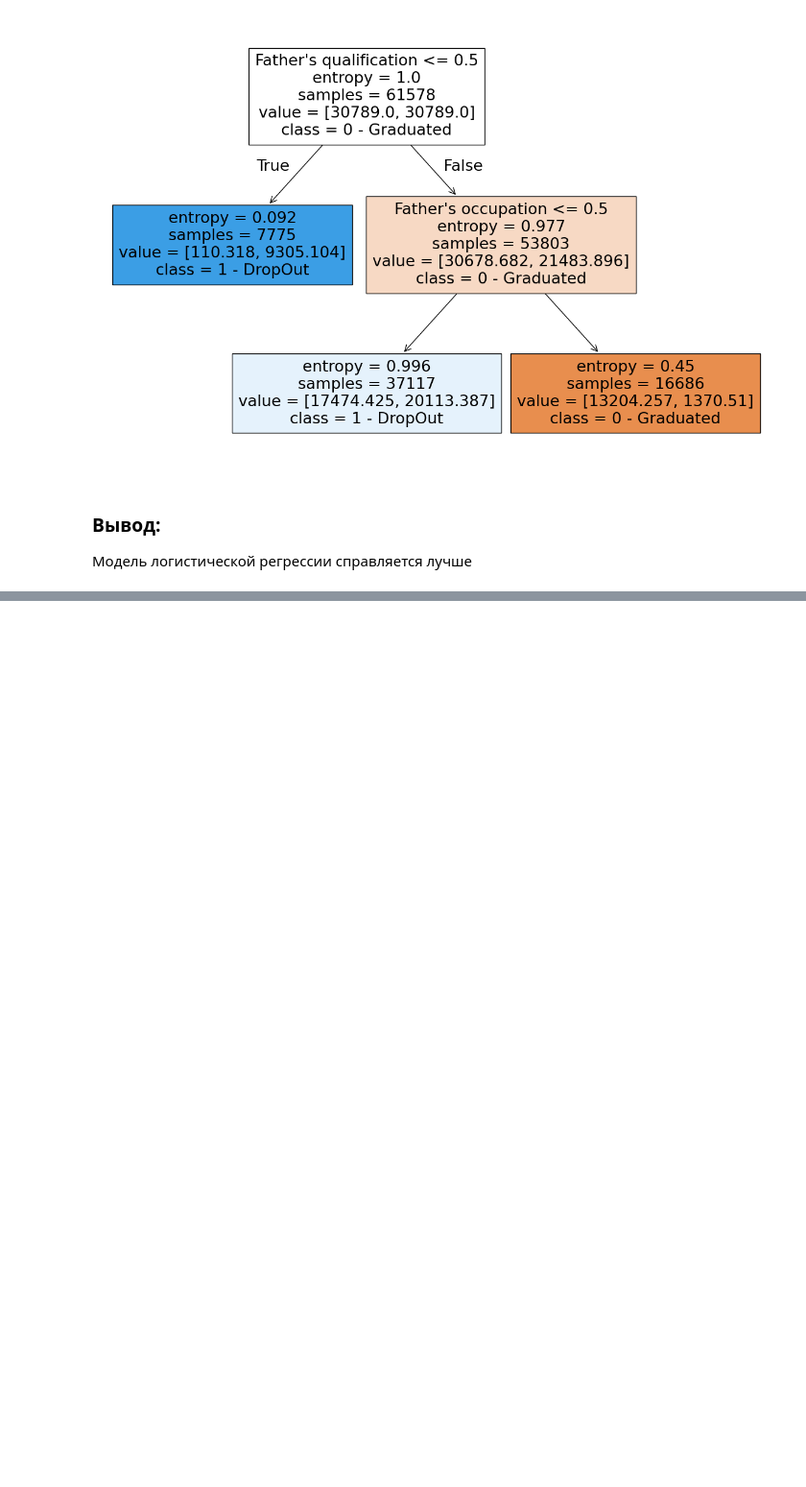
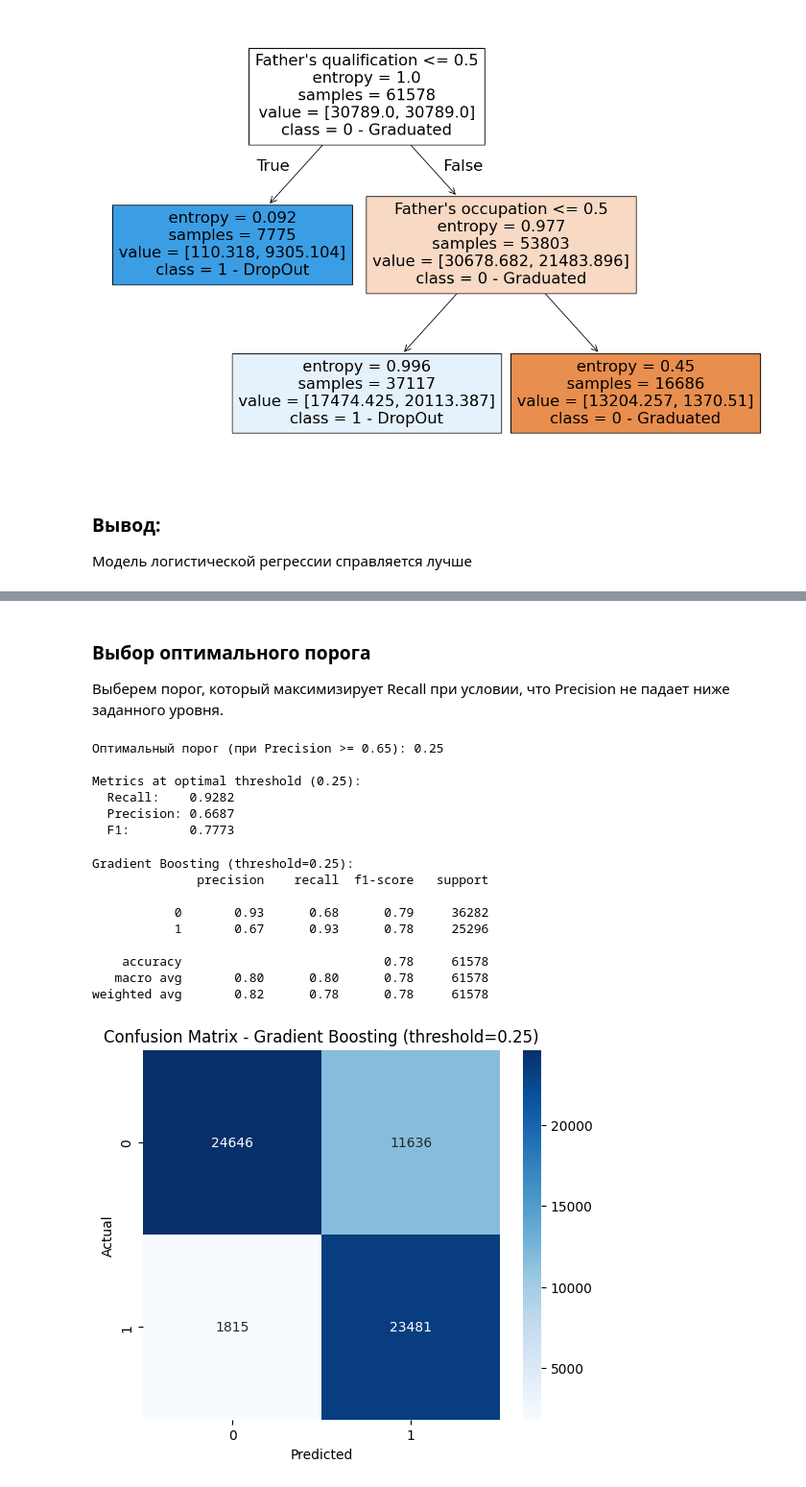
Before and after one commit to Tsur1k/ML-case4, a Jupyter notebook: notebooks/main.ipynb, the cells around one changed output, grey strips where cells are left out. Shown at 96% size. Drawn from its saved outputs; the diff is of its cells as text; code cells hidden in the pictures; blank space fills up the shorter version.

```diff
--- a/notebooks/main.ipynb
+++ b/notebooks/main.ipynb
@@ -789,0 +972,20 @@ plt.show()
+# %%
+boosting_pipeline.fit(X, y)
+
+cv = StratifiedKFold(n_splits=5, shuffle=True, random_state=42)
+y_proba = cross_val_predict(boosting_pipeline, X, y, cv=cv, method='predict_proba', n_jobs=-1)[:, 1]
+
+print("Сравнение метрик при разных порогах:")
+print(f"{'Threshold':^12} | {'Recall':^10} | {'Precision':^10} | {'F1':^10}")
+print("-" * 60)
+
+threshold_results = []
+for t in np.arange(0.25, 0.55, 0.05):
+    y_pred_t = (y_proba >= t).astype(int)
+    rec = recall_score(y, y_pred_t)
+    prec = precision_score(y, y_pred_t)
+    f1 = f1_score(y, y_pred_t)
+    threshold_results.append({'threshold': t, 'recall': rec, 'precision': prec, 'f1': f1})
+    print(f"{t:^12.2f} | {rec:^10.4f} | {prec:^10.4f} | {f1:^10.4f}")
+
+threshold_df = pd.DataFrame(threshold_results)
@@ -789,0 +1004,45 @@ plt.show()
+# %% [markdown]
+### Выбор оптимального порога
+
+Выберем порог, который максимизирует Recall при условии, что Precision не падает ниже заданного уровня.
+# %%
+min_precision = 0.65
+filtered = threshold_df[threshold_df['precision'] >= min_precision]
+optimal_threshold = filtered.loc[filtered['recall'].idxmax(), 'threshold']
+
+print(f"Оптимальный порог (при Precision >= {min_precision}): {optimal_threshold:.2f}")
+
+y_pred_optimal = (y_proba >= optimal_threshold).astype(int)
+
+print(f"\nMetrics at optimal threshold ({optimal_threshold:.2f}):")
+print(f"  Recall:    {recall_score(y, y_pred_optimal):.4f}")
+print(f"  Precision: {precision_score(y, y_pred_optimal):.4f}")
+print(f"  F1:        {f1_score(y, y_pred_optimal):.4f}")
+# %% [output]
+Оптимальный порог (при Precision >= 0.65): 0.25
+
+Metrics at optimal threshold (0.25):
+  Recall:    0.9282
+  Precision: 0.6687
+  F1:        0.7773
+# %%
+print(f"Gradient Boosting (threshold={optimal_threshold:.2f}):")
+print(classification_report(y, y_pred_optimal))
+
+plt.figure(figsize=(6, 5))
+sns.heatmap(confusion_matrix(y, y_pred_optimal), annot=True, fmt='d', cmap='Blues')
+plt.xlabel('Predicted')
+plt.ylabel('Actual')
+plt.title(f'Confusion Matrix - Gradient Boosting (threshold={optimal_threshold:.2f})')
+plt.show()
+# %% [output]
+Gradient Boosting (threshold=0.25):
+              precision    recall  f1-score   support
+
+           0       0.93      0.68      0.79     36282
+           1       0.67      0.93      0.78     25296
+
+    accuracy                           0.78     61578
+   macro avg       0.80      0.80      0.78     61578
+weighted avg       0.82      0.78      0.78     61578
+[figure, added]
```
Also changed, not shown: parts of 22 cells of this notebook, 1 other file.
